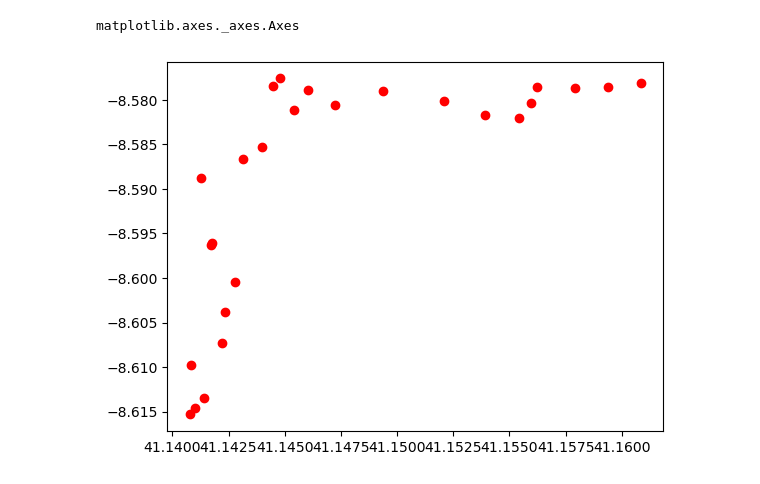
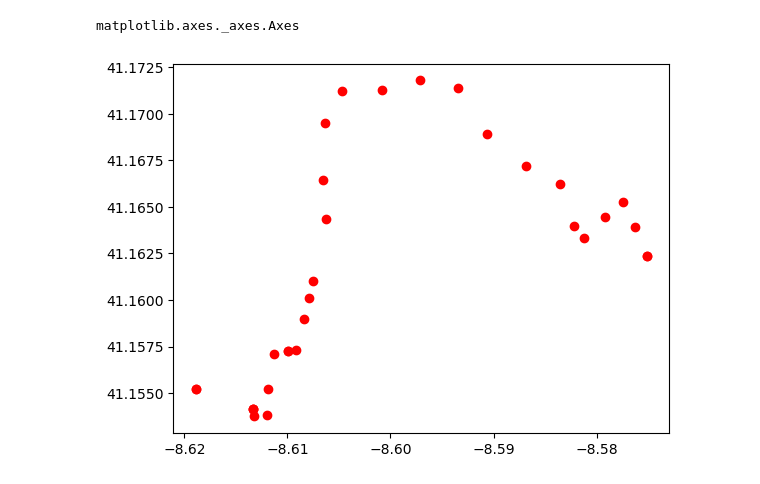
Before and after one commit to H0xC0000005/AI6128_proj2, a Jupyter notebook: task2.ipynb, the cells around one changed output. Saved outputs shown, nothing was run; the diff lists cells and outputs as text; code cells hidden in the pictures.

```diff
--- a/task2.ipynb
+++ b/task2.ipynb
@@ -144,10 +144,10 @@ fig.show()
 # %%
 
 # Plot GPS positions on the map
 for node in gps_nodes[k]:
     x, y = G.nodes[node]['x'], G.nodes[node]['y']
-    plt.plot(y, x, 'ro')  # 'ro' for red circles as markers
+    plt.plot(x, y, 'ro')  # 'ro' for red circles as markers
 
 plt.show()
 # %% [output]
-[figure, old version]
+[figure, new version]
```
